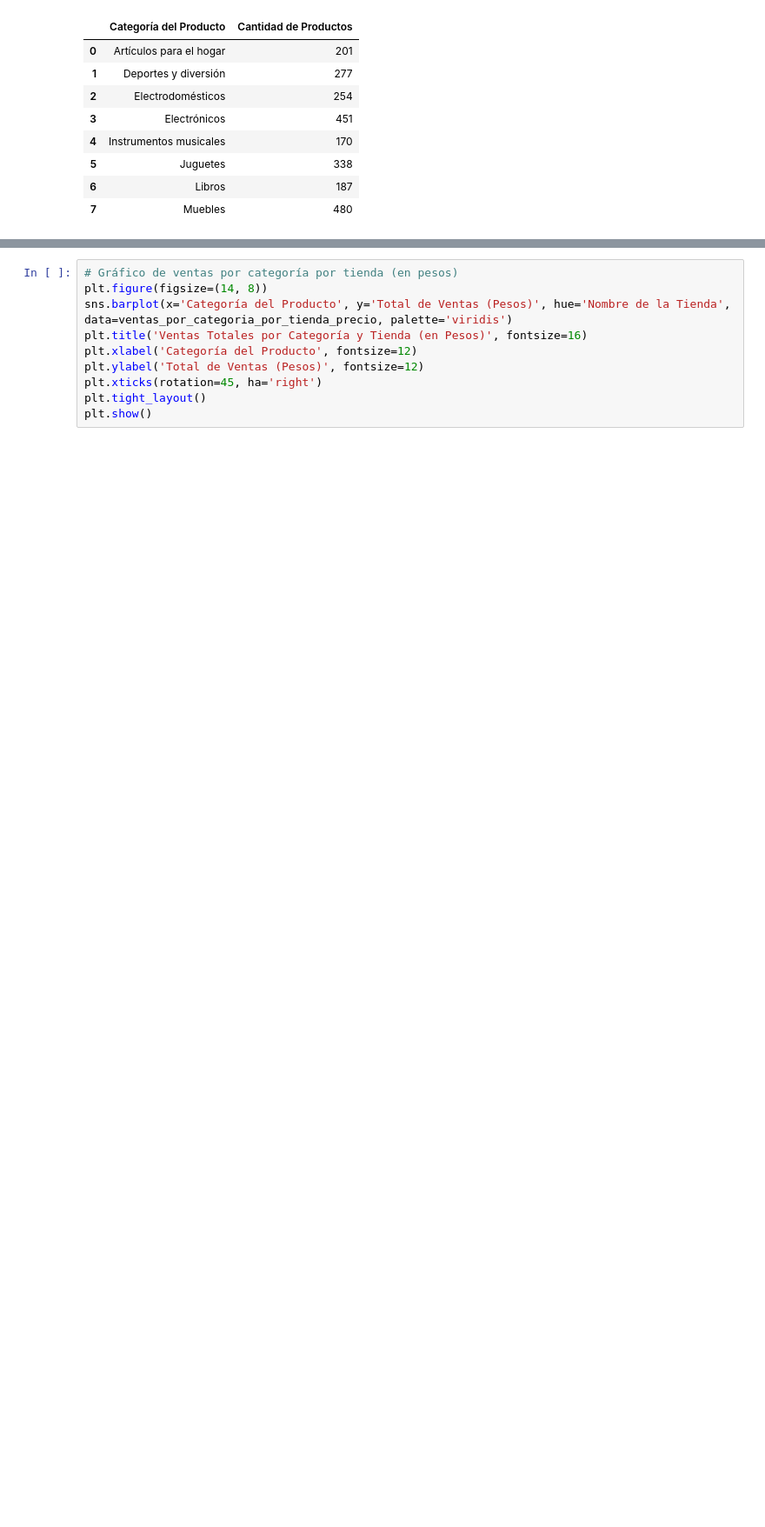
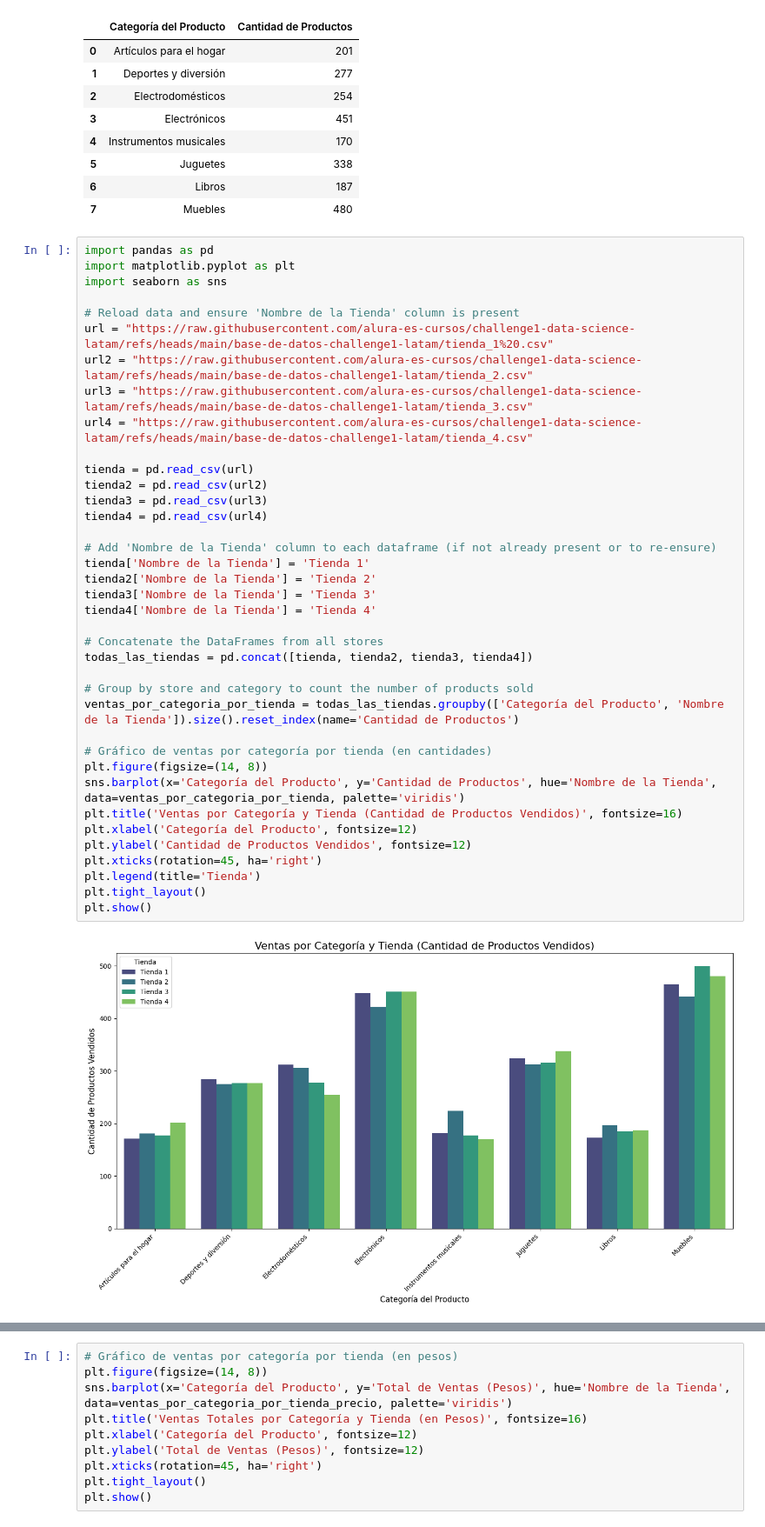
Before and after one commit to Socadan/challenge1-data-science-latam, a Jupyter notebook: AluraStoreLatam.ipynb, the cells around one changed output, grey strips where cells are left out. Shown at 87% size. Cells and saved outputs as stored; diff of their text form; blank space fills up the shorter version.

```diff
--- a/AluraStoreLatam.ipynb
+++ b/AluraStoreLatam.ipynb
@@ -150,3 +243,43 @@ display(ventas_por_categoria_tienda4)
 | 5 | Juguetes | 338 |
 | 6 | Libros | 187 |
 | 7 | Muebles | 480 |
+# %%
+import pandas as pd
+import matplotlib.pyplot as plt
+import seaborn as sns
+
+# Reload data and ensure 'Nombre de la Tienda' column is present
+url = "https://raw.githubusercontent.com/alura-es-cursos/challenge1-data-science-latam/refs/heads/main/base-de-datos-challenge1-latam/tienda_1%20.csv"
+url2 = "https://raw.githubusercontent.com/alura-es-cursos/challenge1-data-science-latam/refs/heads/main/base-de-datos-challenge1-latam/tienda_2.csv"
+url3 = "https://raw.githubusercontent.com/alura-es-cursos/challenge1-data-science-latam/refs/heads/main/base-de-datos-challenge1-latam/tienda_3.csv"
+url4 = "https://raw.githubusercontent.com/alura-es-cursos/challenge1-data-science-latam/refs/heads/main/base-de-datos-challenge1-latam/tienda_4.csv"
+
+tienda = pd.read_csv(url)
+tienda2 = pd.read_csv(url2)
+tienda3 = pd.read_csv(url3)
+tienda4 = pd.read_csv(url4)
+
+# Add 'Nombre de la Tienda' column to each dataframe (if not already present or to re-ensure)
+tienda['Nombre de la Tienda'] = 'Tienda 1'
+tienda2['Nombre de la Tienda'] = 'Tienda 2'
+tienda3['Nombre de la Tienda'] = 'Tienda 3'
+tienda4['Nombre de la Tienda'] = 'Tienda 4'
+
+# Concatenate the DataFrames from all stores
+todas_las_tiendas = pd.concat([tienda, tienda2, tienda3, tienda4])
+
+# Group by store and category to count the number of products sold
+ventas_por_categoria_por_tienda = todas_las_tiendas.groupby(['Categoría del Producto', 'Nombre de la Tienda']).size().reset_index(name='Cantidad de Productos')
+
+# Gráfico de ventas por categoría por tienda (en cantidades)
+plt.figure(figsize=(14, 8))
+sns.barplot(x='Categoría del Producto', y='Cantidad de Productos', hue='Nombre de la Tienda', data=ventas_por_categoria_por_tienda, palette='viridis')
+plt.title('Ventas por Categoría y Tienda (Cantidad de Productos Vendidos)', fontsize=16)
+plt.xlabel('Categoría del Producto', fontsize=12)
+plt.ylabel('Cantidad de Productos Vendidos', fontsize=12)
+plt.xticks(rotation=45, ha='right')
+plt.legend(title='Tienda')
+plt.tight_layout()
+plt.show()
+# %% [output]
+[figure, added]
```
Also changed, not shown: parts of 18 cells of this notebook.
